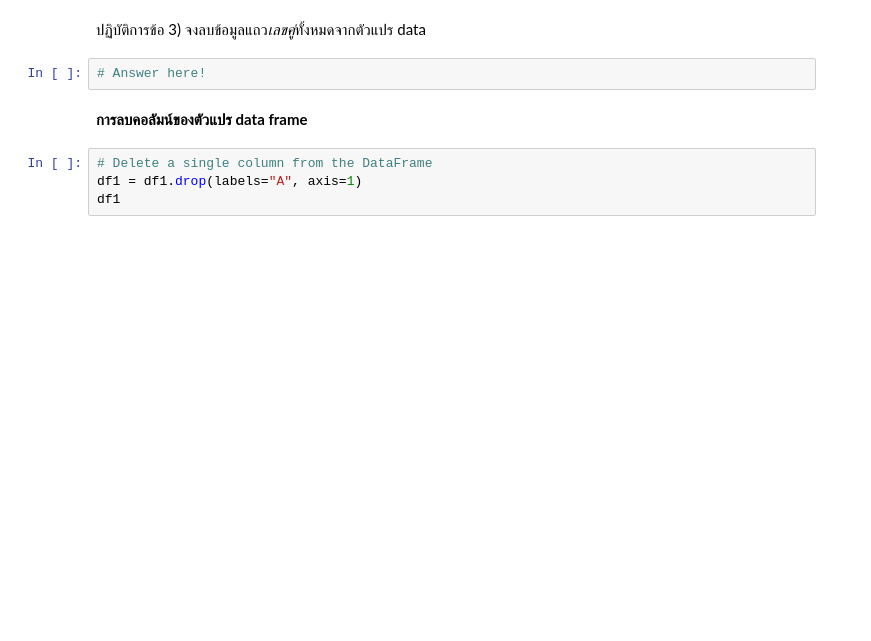
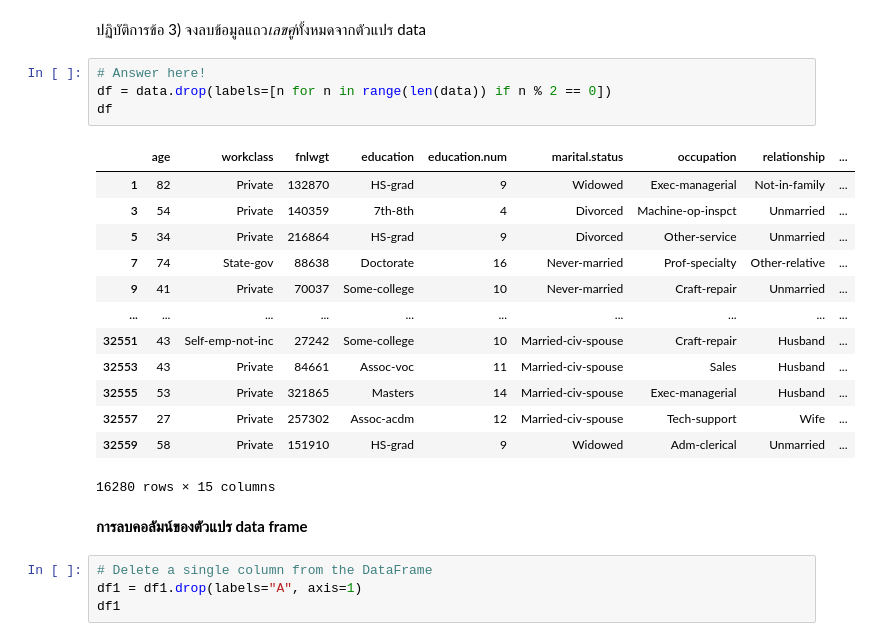
Before and after one commit to tackulus/204426, a Jupyter notebook: Lab_02_610510531.ipynb, the cells around one changed output. Saved outputs shown, nothing was run; the diff lists cells and outputs as text; blank space fills up the shorter version.

```diff
--- a/Lab_02_610510531.ipynb
+++ b/Lab_02_610510531.ipynb
@@ -114,7 +238,23 @@ df1
 # %% [markdown]
 ปฏิบัติการข้อ 3) จงลบข้อมูลแถว*เลขคู่*ทั้งหมดจากตัวแปร data
-# %%
-# Answer here!
+# %%
+# Answer here!
+df = data.drop(labels=[n for n in range(len(data)) if n % 2 == 0])
+df
+# %% [output]
+|  | age | workclass | fnlwgt | education | education.num | marital.status | occupation | relationship | ... |
+| 1 | 82 | Private | 132870 | HS-grad | 9 | Widowed | Exec-managerial | Not-in-family | ... |
+| 3 | 54 | Private | 140359 | 7th-8th | 4 | Divorced | Machine-op-inspct | Unmarried | ... |
+| 5 | 34 | Private | 216864 | HS-grad | 9 | Divorced | Other-service | Unmarried | ... |
+| 7 | 74 | State-gov | 88638 | Doctorate | 16 | Never-married | Prof-specialty | Other-relative | ... |
+| 9 | 41 | Private | 70037 | Some-college | 10 | Never-married | Craft-repair | Unmarried | ... |
+| ... | ... | ... | ... | ... | ... | ... | ... | ... | ... |
+| 32551 | 43 | Self-emp-not-inc | 27242 | Some-college | 10 | Married-civ-spouse | Craft-repair | Husband | ... |
+| 32553 | 43 | Private | 84661 | Assoc-voc | 11 | Married-civ-spouse | Sales | Husband | ... |
+| 32555 | 53 | Private | 321865 | Masters | 14 | Married-civ-spouse | Exec-managerial | Husband | ... |
+| 32557 | 27 | Private | 257302 | Assoc-acdm | 12 | Married-civ-spouse | Tech-support | Wife | ... |
+| 32559 | 58 | Private | 151910 | HS-grad | 9 | Widowed | Adm-clerical | Unmarried | ... |
+16280 rows × 15 columns
 # %% [markdown]
 **การลบคอลัมน์ของตัวแปร data frame**
 # %%
```
Also changed, not shown: parts of 26 cells of this notebook.
